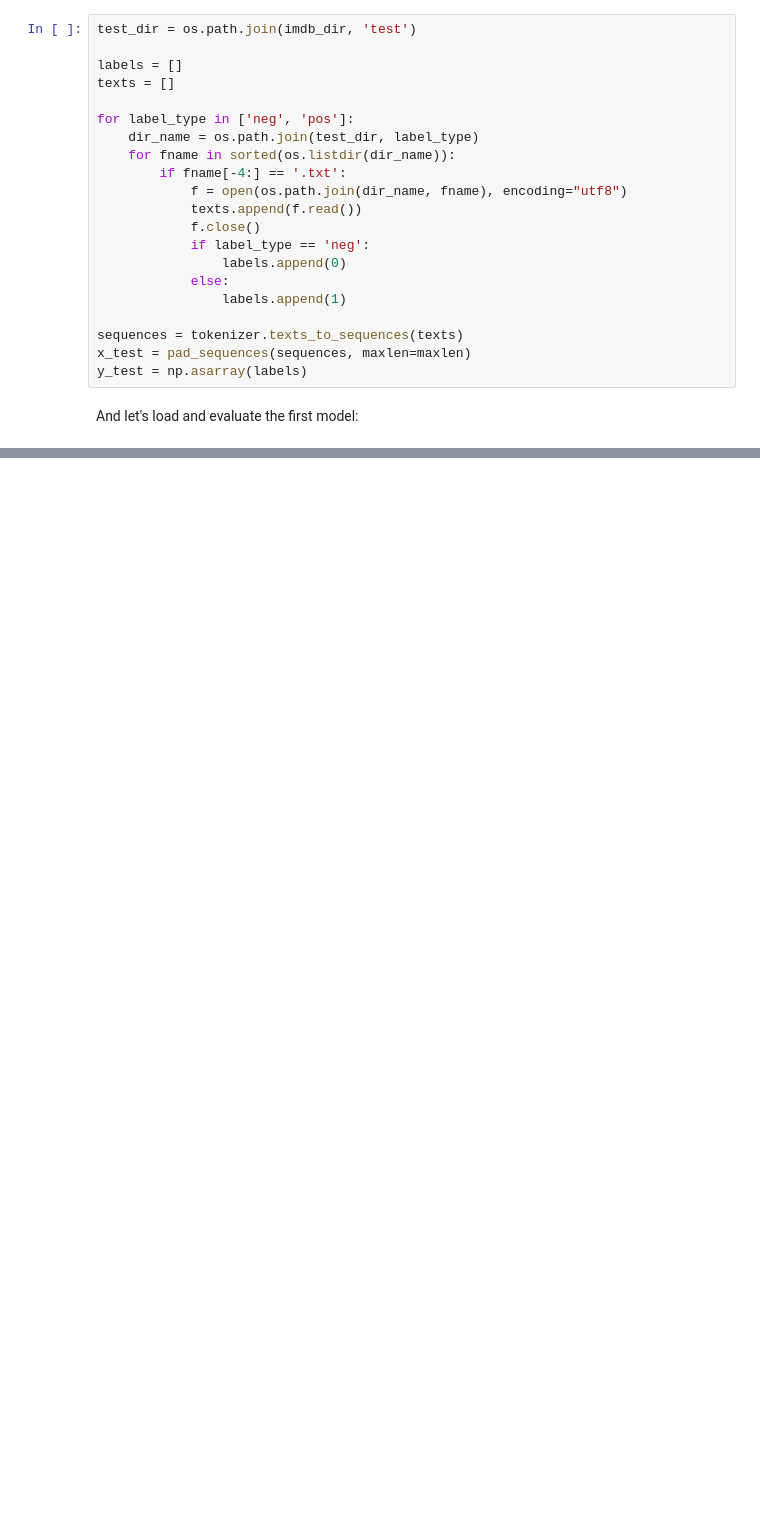
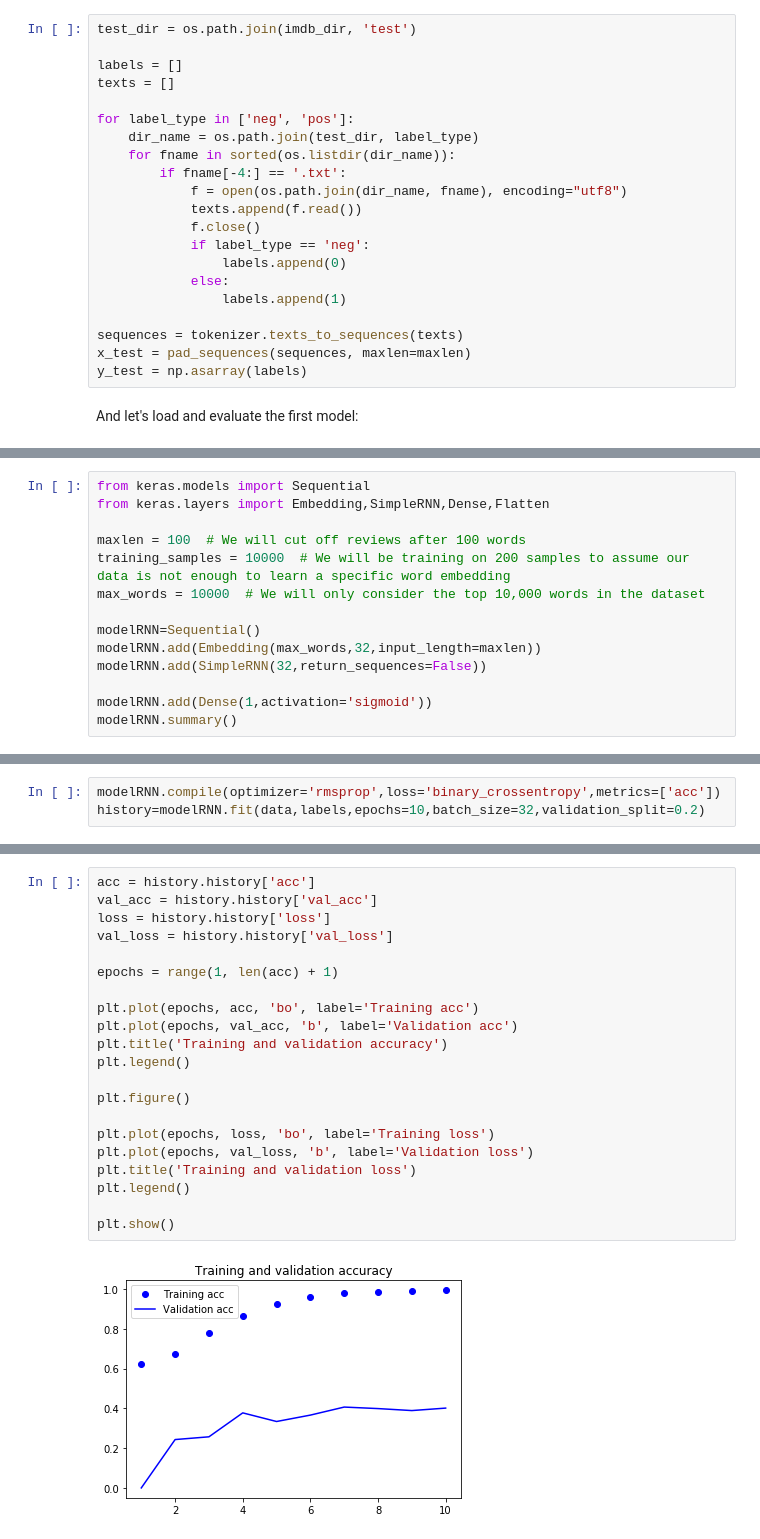
Before and after one commit to A2Amir/Natural-Language-Processing-with-Deep-Learning, a Jupyter notebook: Using-word-embeddings(with Dense and RNN and LSTM layers).ipynb, the cells around one changed output, grey strips where cells are left out. Drawn from its saved outputs; the diff is of its cells as text; blank space fills up the shorter version.

```diff
--- a/Using-word-embeddings(with Dense and RNN and LSTM layers).ipynb
+++ b/Using-word-embeddings(with Dense and RNN and LSTM layers).ipynb
@@ -646,0 +676,14 @@ We get an appalling test accuracy of 54%.
+# %%
+from keras.models import Sequential
+from keras.layers import Embedding,SimpleRNN,Dense,Flatten
+
+maxlen = 100  # We will cut off reviews after 100 words
+training_samples = 10000  # We will be training on 200 samples to assume our data is not enough to learn a specific word embedding
+max_words = 10000  # We will only consider the top 10,000 words in the dataset
+
+modelRNN=Sequential()
+modelRNN.add(Embedding(max_words,32,input_length=maxlen))
+modelRNN.add(SimpleRNN(32,return_sequences=False))
+
+modelRNN.add(Dense(1,activation='sigmoid'))
+modelRNN.summary()
@@ -646,0 +704,3 @@ We get an appalling test accuracy of 54%.
+# %%
+modelRNN.compile(optimizer='rmsprop',loss='binary_crossentropy',metrics=['acc'])
+history=modelRNN.fit(data,labels,epochs=10,batch_size=32,validation_split=0.2)
@@ -646,0 +725,23 @@ We get an appalling test accuracy of 54%.
+# %%
+acc = history.history['acc']
+val_acc = history.history['val_acc']
+loss = history.history['loss']
+val_loss = history.history['val_loss']
+
+epochs = range(1, len(acc) + 1)
+
+plt.plot(epochs, acc, 'bo', label='Training acc')
+plt.plot(epochs, val_acc, 'b', label='Validation acc')
+plt.title('Training and validation accuracy')
+plt.legend()
+
+plt.figure()
+
+plt.plot(epochs, loss, 'bo', label='Training loss')
+plt.plot(epochs, val_loss, 'b', label='Validation loss')
+plt.title('Training and validation loss')
+plt.legend()
+
+plt.show()
+# %% [output]
+[figure, added]
```
Also changed, not shown: parts of 38 cells of this notebook.
